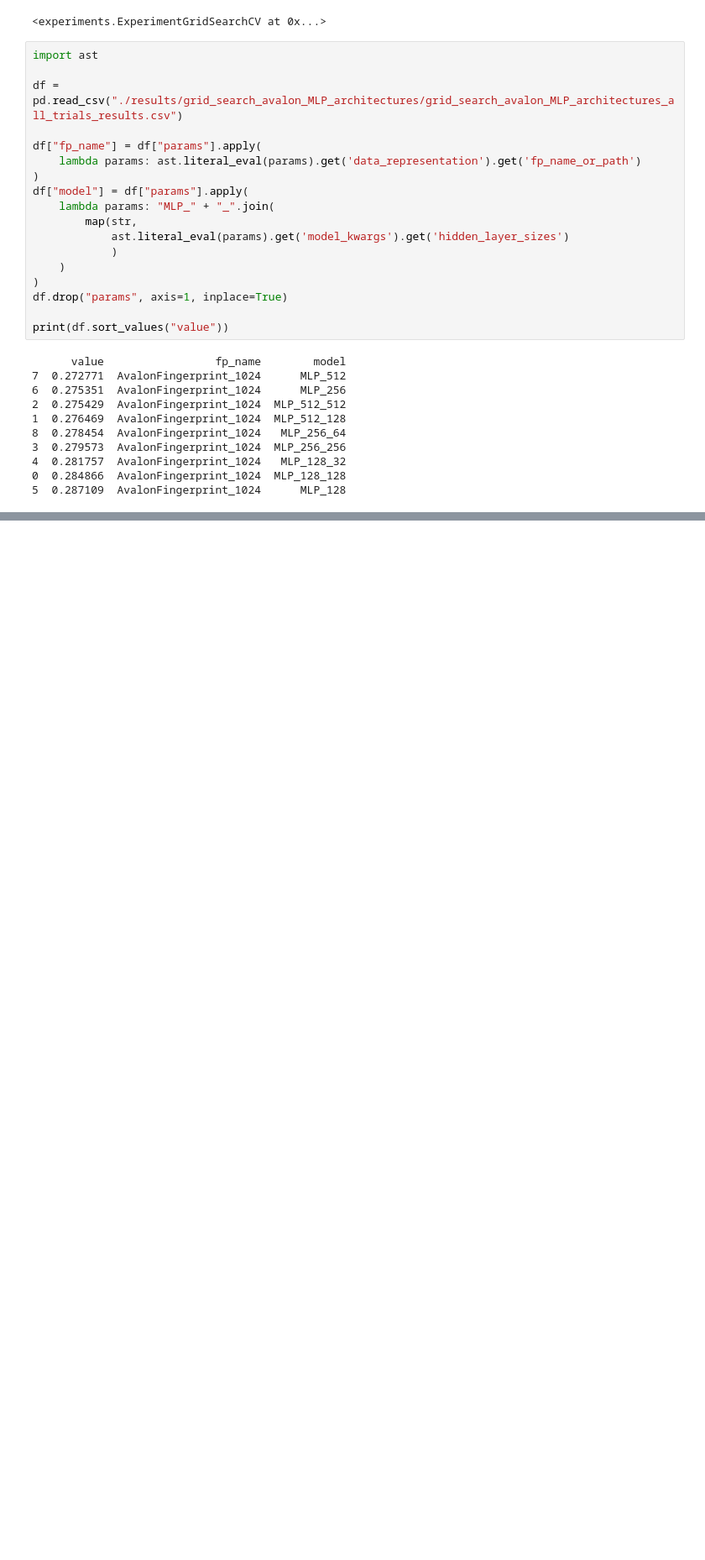
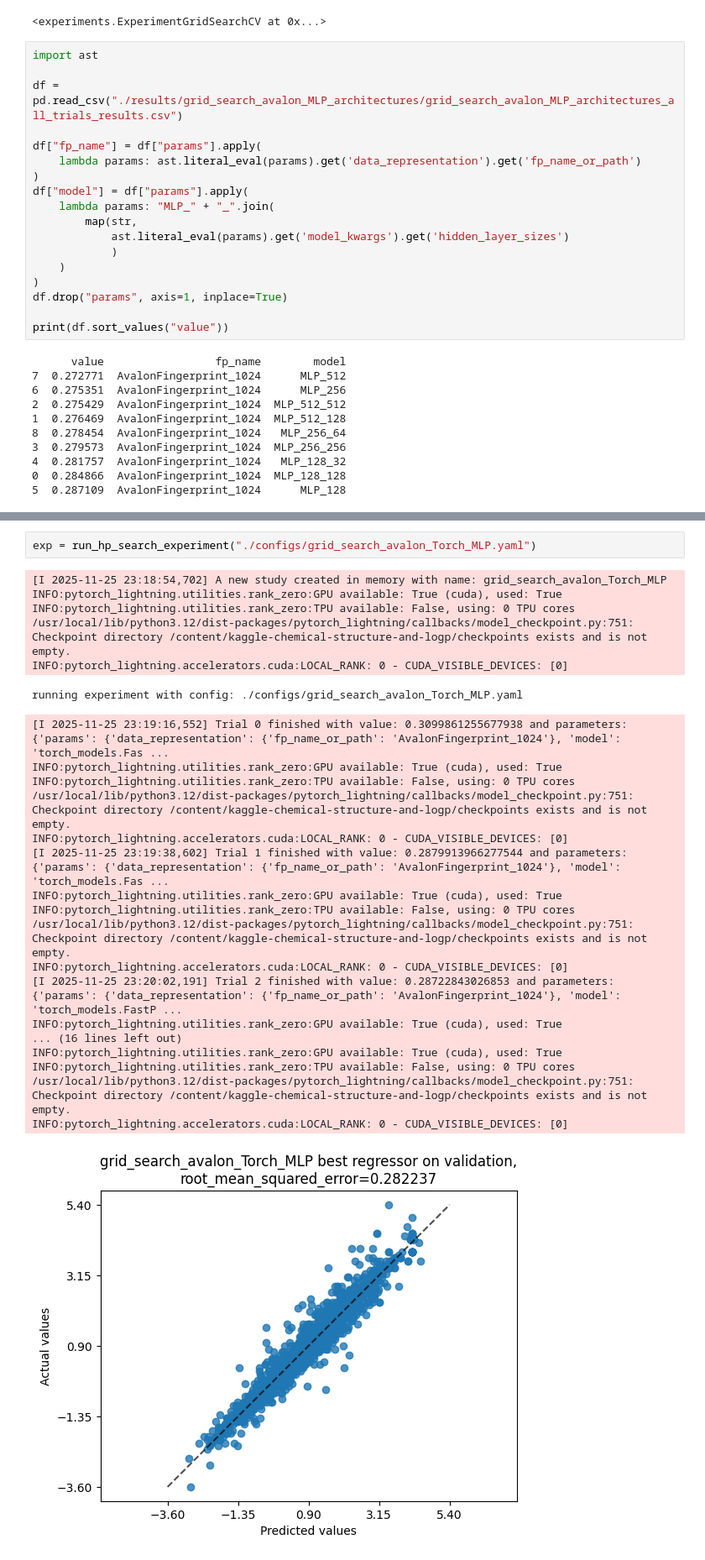
Before and after one commit to mvgolubev99/kaggle-chemical-structure-and-logp, a Jupyter notebook: interaction.ipynb, the cells around one changed output, grey strips where cells are left out. Shown at 84% size. Drawn from its saved outputs; the diff is of its cells as text; blank space fills up the shorter version.

```diff
--- a/interaction.ipynb
+++ b/interaction.ipynb
@@ -624,0 +930,27 @@ print(df.sort_values("value"))
+# %%
+exp = run_hp_search_experiment("./configs/grid_search_avalon_Torch_MLP.yaml")
+# %% [output]
+[I 2025-11-25 23:18:54,702] A new study created in memory with name: grid_search_avalon_Torch_MLP
+INFO:pytorch_lightning.utilities.rank_zero:GPU available: True (cuda), used: True
+INFO:pytorch_lightning.utilities.rank_zero:TPU available: False, using: 0 TPU cores
+/usr/local/lib/python3.12/dist-packages/pytorch_lightning/callbacks/model_checkpoint.py:751: Checkpoint directory /content/kaggle-chemical-structure-and-logp/checkpoints exists and is not empty.
+INFO:pytorch_lightning.accelerators.cuda:LOCAL_RANK: 0 - CUDA_VISIBLE_DEVICES: [0]
+running experiment with config: ./configs/grid_search_avalon_Torch_MLP.yaml
+[I 2025-11-25 23:19:16,552] Trial 0 finished with value: 0.3099861255677938 and parameters: {'params': {'data_representation': {'fp_name_or_path': 'AvalonFingerprint_1024'}, 'model': 'torch_models.Fas ...
+INFO:pytorch_lightning.utilities.rank_zero:GPU available: True (cuda), used: True
+INFO:pytorch_lightning.utilities.rank_zero:TPU available: False, using: 0 TPU cores
+/usr/local/lib/python3.12/dist-packages/pytorch_lightning/callbacks/model_checkpoint.py:751: Checkpoint directory /content/kaggle-chemical-structure-and-logp/checkpoints exists and is not empty.
+INFO:pytorch_lightning.accelerators.cuda:LOCAL_RANK: 0 - CUDA_VISIBLE_DEVICES: [0]
+[I 2025-11-25 23:19:38,602] Trial 1 finished with value: 0.2879913966277544 and parameters: {'params': {'data_representation': {'fp_name_or_path': 'AvalonFingerprint_1024'}, 'model': 'torch_models.Fas ...
+INFO:pytorch_lightning.utilities.rank_zero:GPU available: True (cuda), used: True
+INFO:pytorch_lightning.utilities.rank_zero:TPU available: False, using: 0 TPU cores
+/usr/local/lib/python3.12/dist-packages/pytorch_lightning/callbacks/model_checkpoint.py:751: Checkpoint directory /content/kaggle-chemical-structure-and-logp/checkpoints exists and is not empty.
+INFO:pytorch_lightning.accelerators.cuda:LOCAL_RANK: 0 - CUDA_VISIBLE_DEVICES: [0]
+[I 2025-11-25 23:20:02,191] Trial 2 finished with value: 0.28722843026853 and parameters: {'params': {'data_representation': {'fp_name_or_path': 'AvalonFingerprint_1024'}, 'model': 'torch_models.FastP ...
+INFO:pytorch_lightning.utilities.rank_zero:GPU available: True (cuda), used: True
+... (16 lines left out)
+INFO:pytorch_lightning.utilities.rank_zero:GPU available: True (cuda), used: True
+INFO:pytorch_lightning.utilities.rank_zero:TPU available: False, using: 0 TPU cores
+/usr/local/lib/python3.12/dist-packages/pytorch_lightning/callbacks/model_checkpoint.py:751: Checkpoint directory /content/kaggle-chemical-structure-and-logp/checkpoints exists and is not empty.
+INFO:pytorch_lightning.accelerators.cuda:LOCAL_RANK: 0 - CUDA_VISIBLE_DEVICES: [0]
+[figure, added]
```
Also changed, not shown: parts of 38 cells of this notebook.
